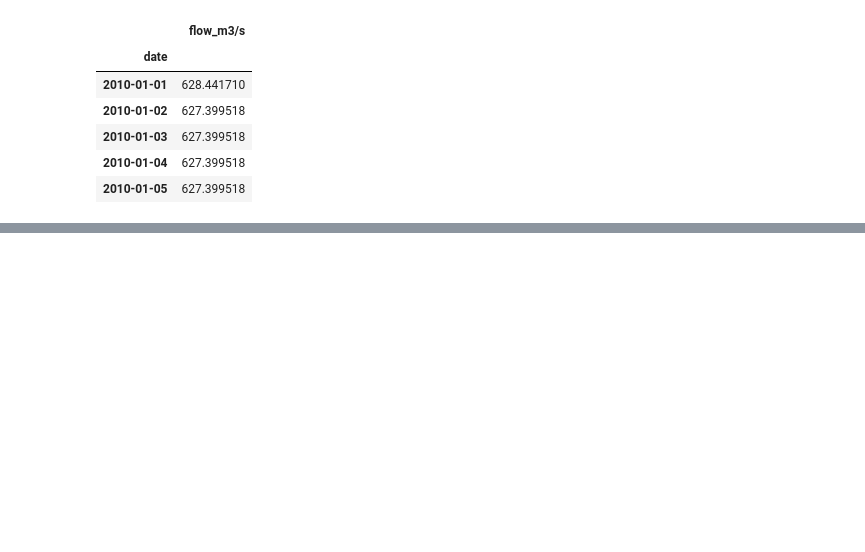
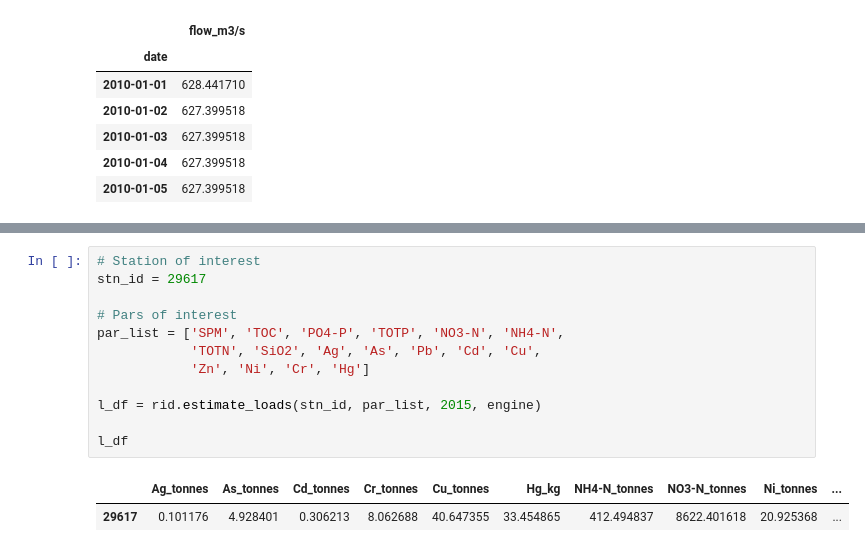
Before and after one commit to JamesSample/rid, a Jupyter notebook: rid_data_exploration.ipynb, the cells around one changed output, grey strips where cells are left out. Drawn from its saved outputs; the diff is of its cells as text; blank space fills up the shorter version.

```diff
--- a/rid_data_exploration.ipynb
+++ b/rid_data_exploration.ipynb
@@ -171,0 +187,15 @@ q_df.head()
+# %%
+# Station of interest
+stn_id = 29617
+
+# Pars of interest
+par_list = ['SPM', 'TOC', 'PO4-P', 'TOTP', 'NO3-N', 'NH4-N',
+            'TOTN', 'SiO2', 'Ag', 'As', 'Pb', 'Cd', 'Cu',
+            'Zn', 'Ni', 'Cr', 'Hg']
+
+l_df = rid.estimate_loads(stn_id, par_list, 2015, engine)
+
+l_df
+# %% [output]
+|  | Ag_tonnes | As_tonnes | Cd_tonnes | Cr_tonnes | Cu_tonnes | Hg_kg | NH4-N_tonnes | NO3-N_tonnes | Ni_tonnes | ... |
+| 29617 | 0.101176 | 4.928401 | 0.306213 | 8.062688 | 40.647355 | 33.454865 | 412.494837 | 8622.401618 | 20.925368 | ... |
```
Also changed, not shown: parts of 14 cells of this notebook, 1 other file.
